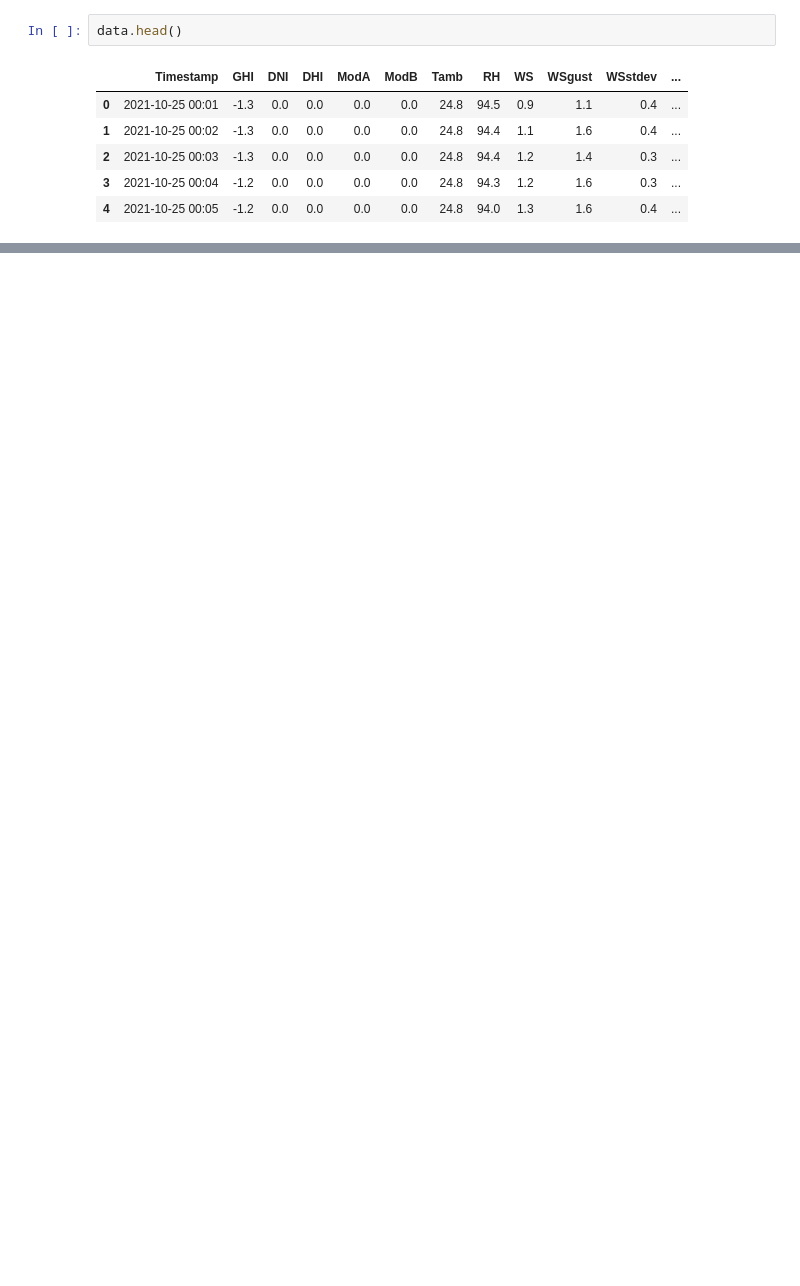
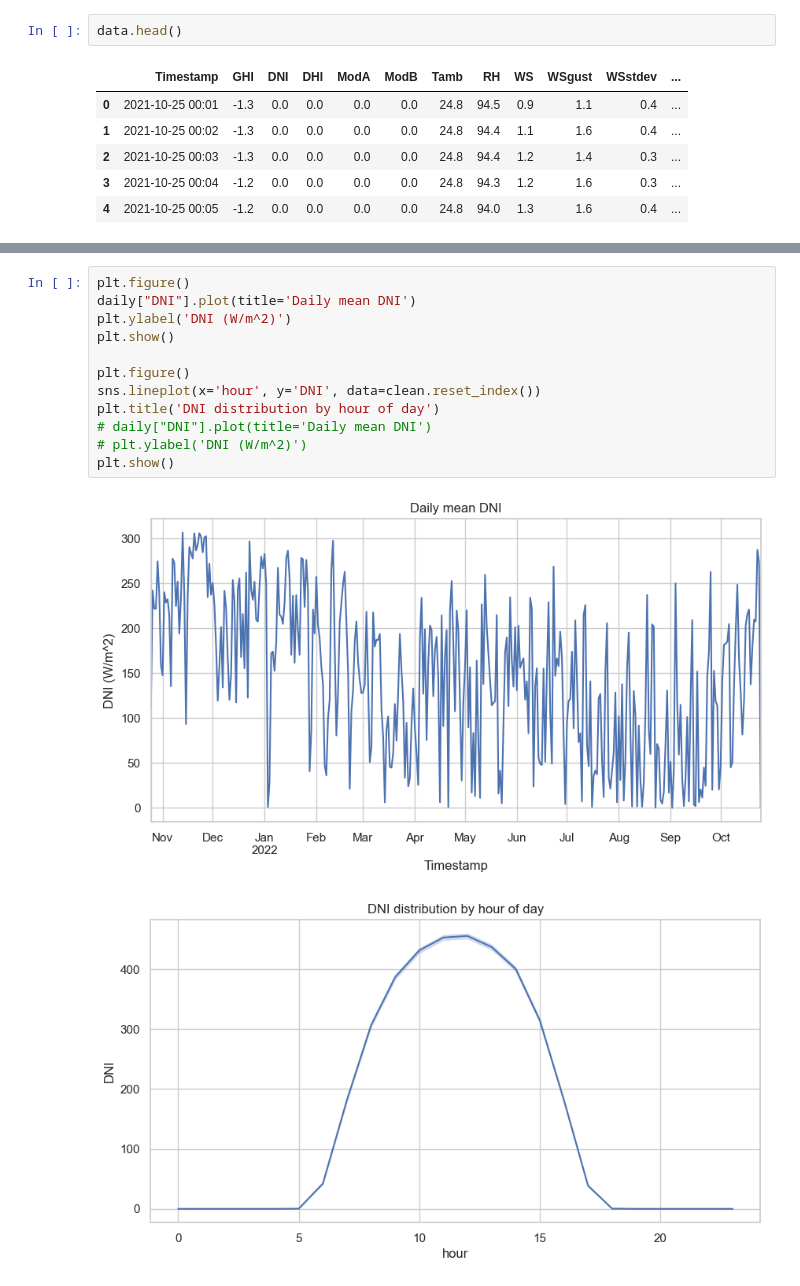
Before and after one commit to Samuels5/W0_solar_farm_data_analysis, a Jupyter notebook: notebooks/togo_eda.ipynb, the cells around one changed output, grey strips where cells are left out. Saved outputs shown, nothing was run; the diff lists cells and outputs as text; blank space fills up the shorter version.

```diff
--- a/notebooks/togo_eda.ipynb
+++ b/notebooks/togo_eda.ipynb
@@ -13,0 +355,15 @@ data.head()
+# %%
+plt.figure()
+daily["DNI"].plot(title='Daily mean DNI')
+plt.ylabel('DNI (W/m^2)')
+plt.show()
+
+plt.figure()
+sns.lineplot(x='hour', y='DNI', data=clean.reset_index())
+plt.title('DNI distribution by hour of day')
+# daily["DNI"].plot(title='Daily mean DNI')
+# plt.ylabel('DNI (W/m^2)')
+plt.show()
+# %% [output]
+[figure, added]
+[figure, added]
```
Also changed, not shown: parts of 36 cells of this notebook, 3 other files.
